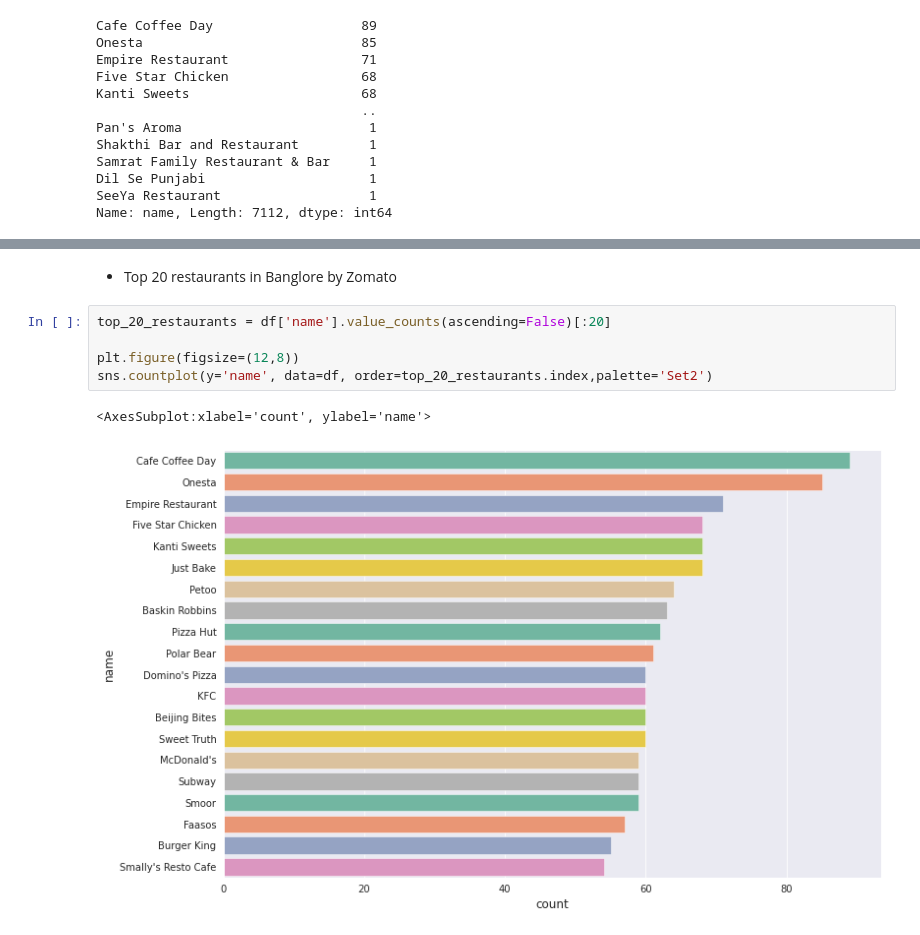
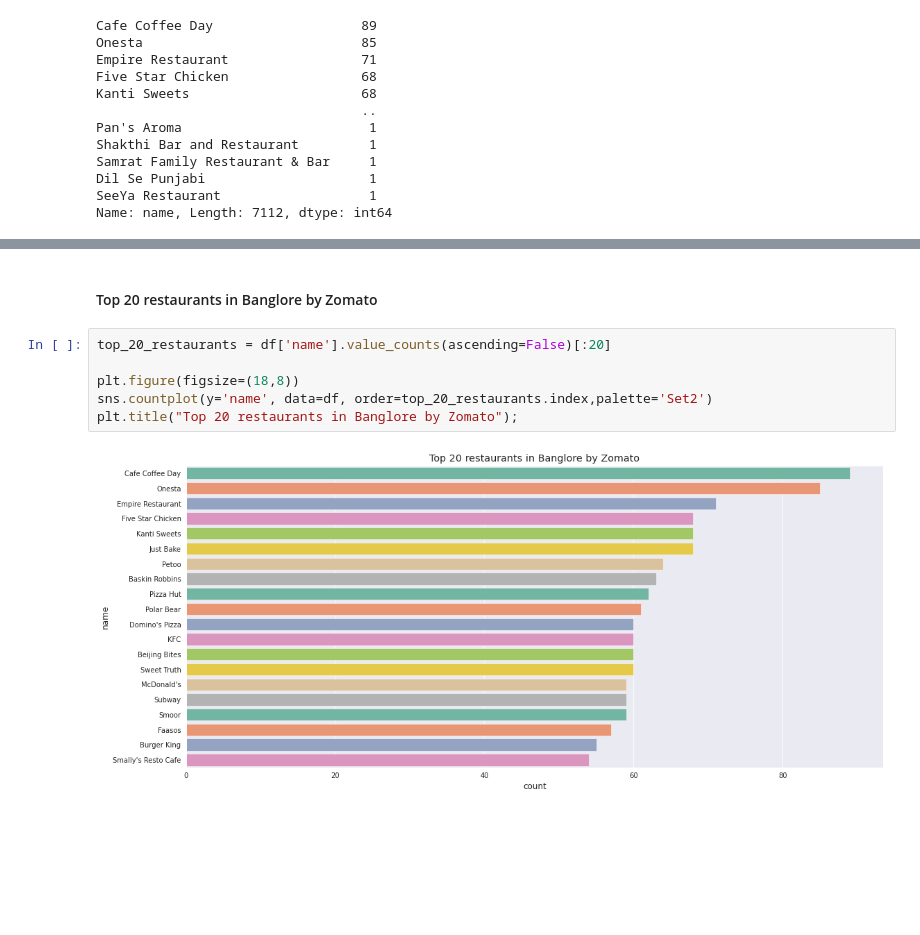
Before and after one commit to karan842/zomato-restaurants-analysis, a Jupyter notebook: zomato-restaurant-analysis.ipynb, the cells around one changed output, grey strips where cells are left out. Cells and saved outputs as stored; diff of their text form; blank space fills up the shorter version.

Commit message:
Kaggle Notebook | Zomato Restaurant Analysis | Version 6

```diff
--- a/zomato-restaurant-analysis.ipynb
+++ b/zomato-restaurant-analysis.ipynb
@@ -233,12 +233,12 @@ Burger King            55
 Smally's Resto Cafe    54
 Name: name, dtype: int64
 # %% [markdown]
-- Top 20 restaurants in Banglore by Zomato
+#### Top 20 restaurants in Banglore by Zomato
 # %%
 top_20_restaurants = df['name'].value_counts(ascending=False)[:20]
 
-plt.figure(figsize=(12,8))
+plt.figure(figsize=(18,8))
 sns.countplot(y='name', data=df, order=top_20_restaurants.index,palette='Set2')
+plt.title("Top 20 restaurants in Banglore by Zomato");
 # %% [output]
-<AxesSubplot:xlabel='count', ylabel='name'>
-[figure, old version]
+[figure, new version]
```
Also changed, not shown: parts of 3 cells of this notebook.
